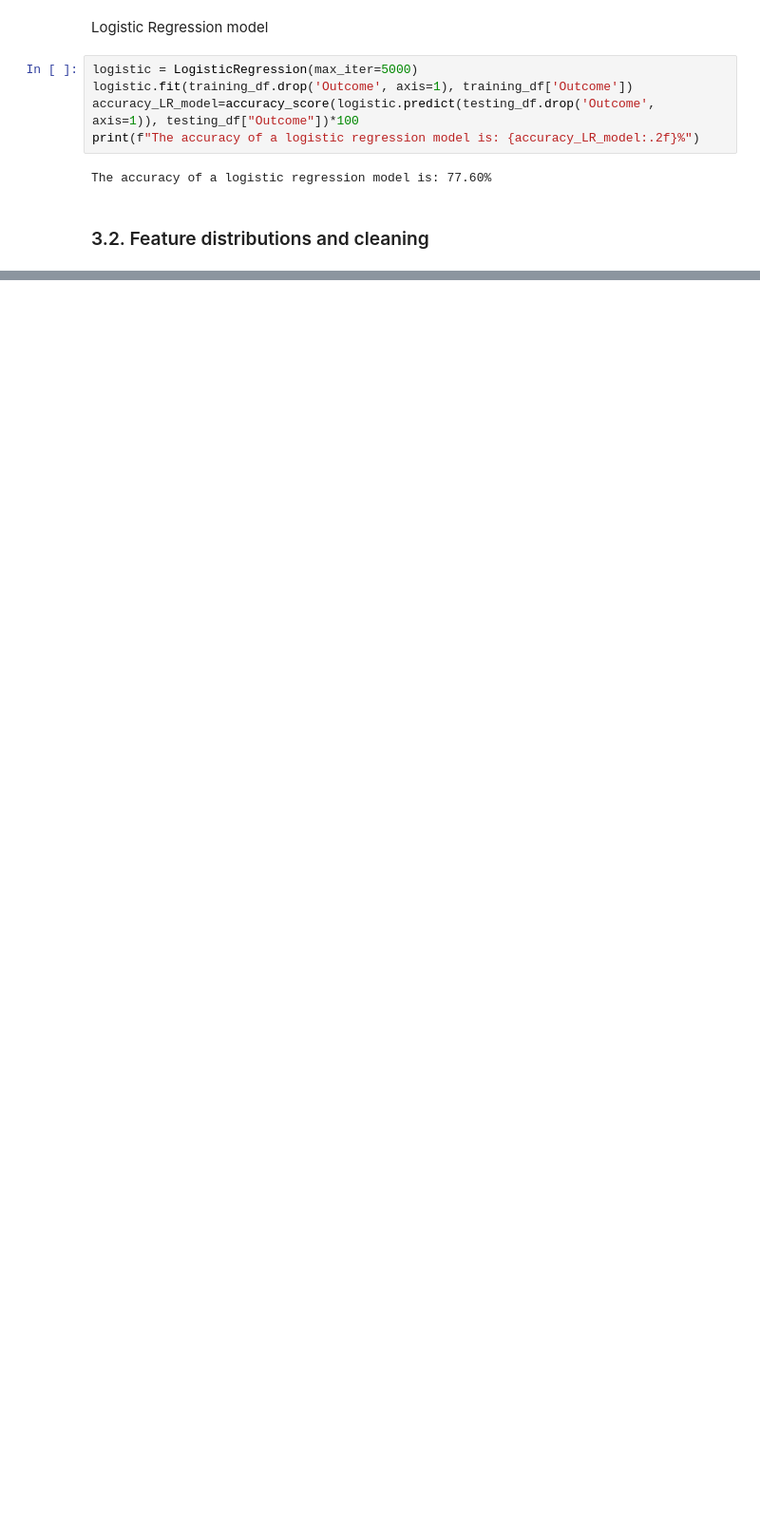
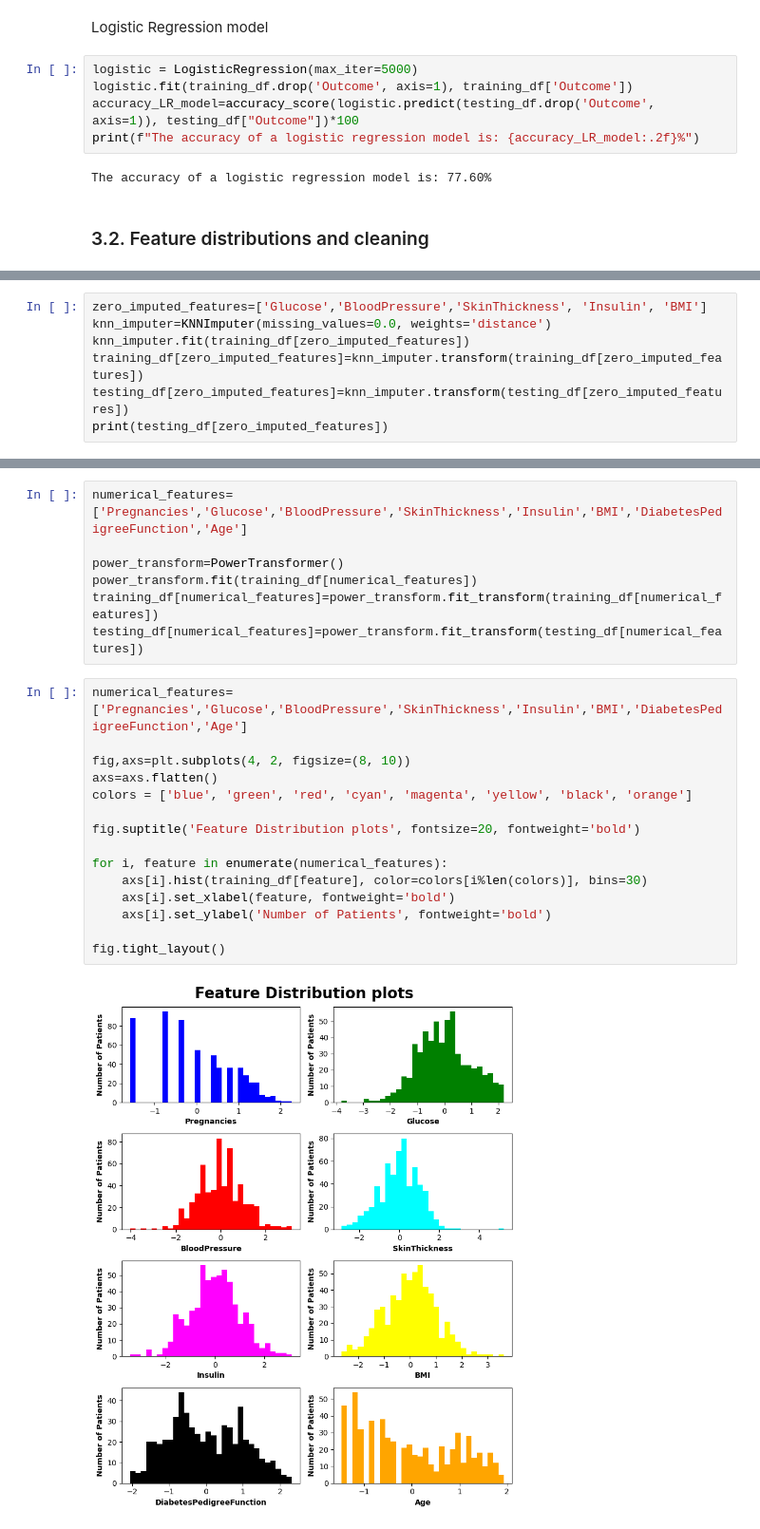
Before and after one commit to 4GeeksAcademy/Madesh2-gperdrizet-diabetes-prediction, a Jupyter notebook: src/Madesh-01-decision_tree.ipynb, the cells around one changed output, grey strips where cells are left out. Shown: that part at 95% size. Cells and saved outputs as stored; diff of their text form; blank space fills up the shorter version.

```diff
--- a/src/Madesh-01-decision_tree.ipynb
+++ b/src/Madesh-01-decision_tree.ipynb
@@ -131,0 +148,7 @@ fig.tight_layout()
+# %%
+zero_imputed_features=['Glucose','BloodPressure','SkinThickness', 'Insulin', 'BMI']
+knn_imputer=KNNImputer(missing_values=0.0, weights='distance')
+knn_imputer.fit(training_df[zero_imputed_features])
+training_df[zero_imputed_features]=knn_imputer.transform(training_df[zero_imputed_features])
+testing_df[zero_imputed_features]=knn_imputer.transform(testing_df[zero_imputed_features])
+print(testing_df[zero_imputed_features])
@@ -131,0 +172,24 @@ fig.tight_layout()
+# %%
+numerical_features=['Pregnancies','Glucose','BloodPressure','SkinThickness','Insulin','BMI','DiabetesPedigreeFunction','Age']
+
+power_transform=PowerTransformer()
+power_transform.fit(training_df[numerical_features])
+training_df[numerical_features]=power_transform.fit_transform(training_df[numerical_features])
+testing_df[numerical_features]=power_transform.fit_transform(testing_df[numerical_features])
+# %%
+numerical_features=['Pregnancies','Glucose','BloodPressure','SkinThickness','Insulin','BMI','DiabetesPedigreeFunction','Age']
+
+fig,axs=plt.subplots(4, 2, figsize=(8, 10))
+axs=axs.flatten()
+colors = ['blue', 'green', 'red', 'cyan', 'magenta', 'yellow', 'black', 'orange']
+
+fig.suptitle('Feature Distribution plots', fontsize=20, fontweight='bold')
+
+for i, feature in enumerate(numerical_features):
+    axs[i].hist(training_df[feature], color=colors[i%len(colors)], bins=30)
+    axs[i].set_xlabel(feature, fontweight='bold')
+    axs[i].set_ylabel('Number of Patients', fontweight='bold')
+
+fig.tight_layout()
+# %% [output]
+[figure, added]
```
Also changed, not shown: parts of 8 cells of this notebook, 1 other file.
